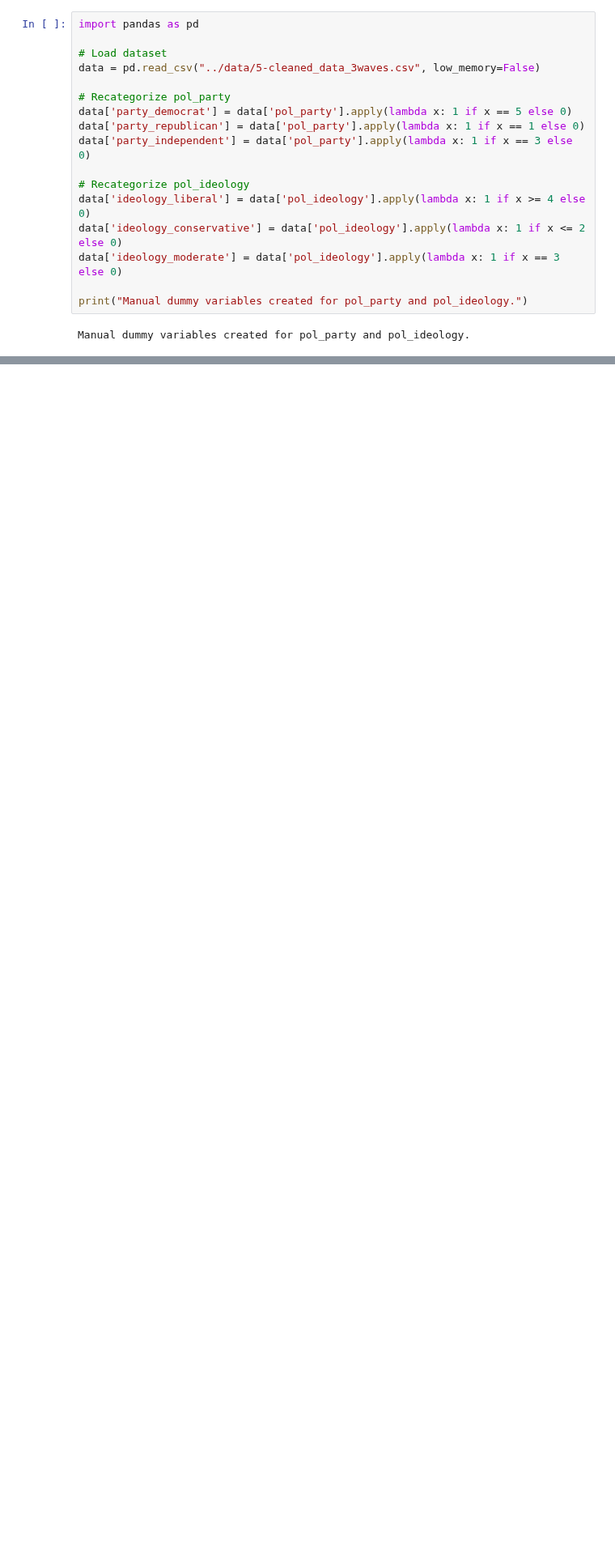
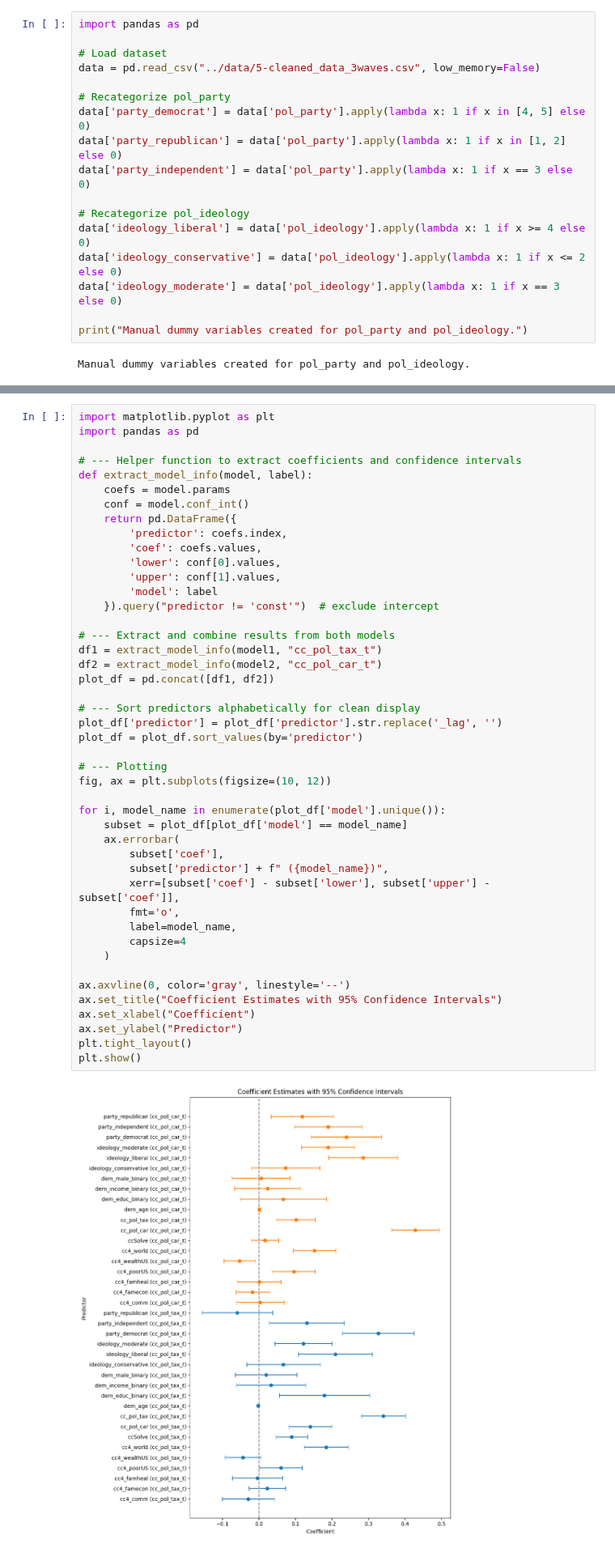
Before and after one commit to paraskevasleivadaros/climate-opinions-and-elections, a Jupyter notebook: notebooks/methods.ipynb, the cells around one changed output, grey strips where cells are left out. Shown at 81% size. Saved outputs shown, nothing was run; the diff lists cells and outputs as text; blank space fills up the shorter version.

Commit message:
Update RQ2 model and results with correct dummies, lag structure, and plot. Refine RQ1 and RQ2 interpretations.

```diff
--- a/notebooks/methods.ipynb
+++ b/notebooks/methods.ipynb
@@ -33,8 +33,8 @@ import pandas as pd
 data = pd.read_csv("../data/5-cleaned_data_3waves.csv", low_memory=False)
 
 # Recategorize pol_party
-data['party_democrat'] = data['pol_party'].apply(lambda x: 1 if x == 5 else 0)
-data['party_republican'] = data['pol_party'].apply(lambda x: 1 if x == 1 else 0)
+data['party_democrat'] = data['pol_party'].apply(lambda x: 1 if x in [4, 5] else 0)
+data['party_republican'] = data['pol_party'].apply(lambda x: 1 if x in [1, 2] else 0)
 data['party_independent'] = data['pol_party'].apply(lambda x: 1 if x == 3 else 0)
 
 # Recategorize pol_ideology
@@ -113,5 +113,52 @@ N                         1722         1722
 ===================================================
 Standard errors in parentheses.
 * p<.1, ** p<.05, ***p<.01
+# %%
+import matplotlib.pyplot as plt
+import pandas as pd
+
+# --- Helper function to extract coefficients and confidence intervals
+def extract_model_info(model, label):
+    coefs = model.params
+    conf = model.conf_int()
+    return pd.DataFrame({
+        'predictor': coefs.index,
+        'coef': coefs.values,
+        'lower': conf[0].values,
+        'upper': conf[1].values,
+        'model': label
+    }).query("predictor != 'const'")  # exclude intercept
+
+# --- Extract and combine results from both models
+df1 = extract_model_info(model1, "cc_pol_tax_t")
+df2 = extract_model_info(model2, "cc_pol_car_t")
+plot_df = pd.concat([df1, df2])
+
+# --- Sort predictors alphabetically for clean display
+plot_df['predictor'] = plot_df['predictor'].str.replace('_lag', '')
+plot_df = plot_df.sort_values(by='predictor')
+
+# --- Plotting
+fig, ax = plt.subplots(figsize=(10, 12))
+
+for i, model_name in enumerate(plot_df['model'].unique()):
+    subset = plot_df[plot_df['model'] == model_name]
+    ax.errorbar(
+        subset['coef'],
+        subset['predictor'] + f" ({model_name})",
+        xerr=[subset['coef'] - subset['lower'], subset['upper'] - subset['coef']],
+        fmt='o',
+        label=model_name,
+        capsize=4
+    )
+
+ax.axvline(0, color='gray', linestyle='--')
+ax.set_title("Coefficient Estimates with 95% Confidence Intervals")
+ax.set_xlabel("Coefficient")
+ax.set_ylabel("Predictor")
+plt.tight_layout()
+plt.show()
+# %% [output]
+[figure, added]
 # %% [markdown]
 #### Panel VAR Analysis – RQ1
```
Also changed, not shown: parts of 5 cells of this notebook.
